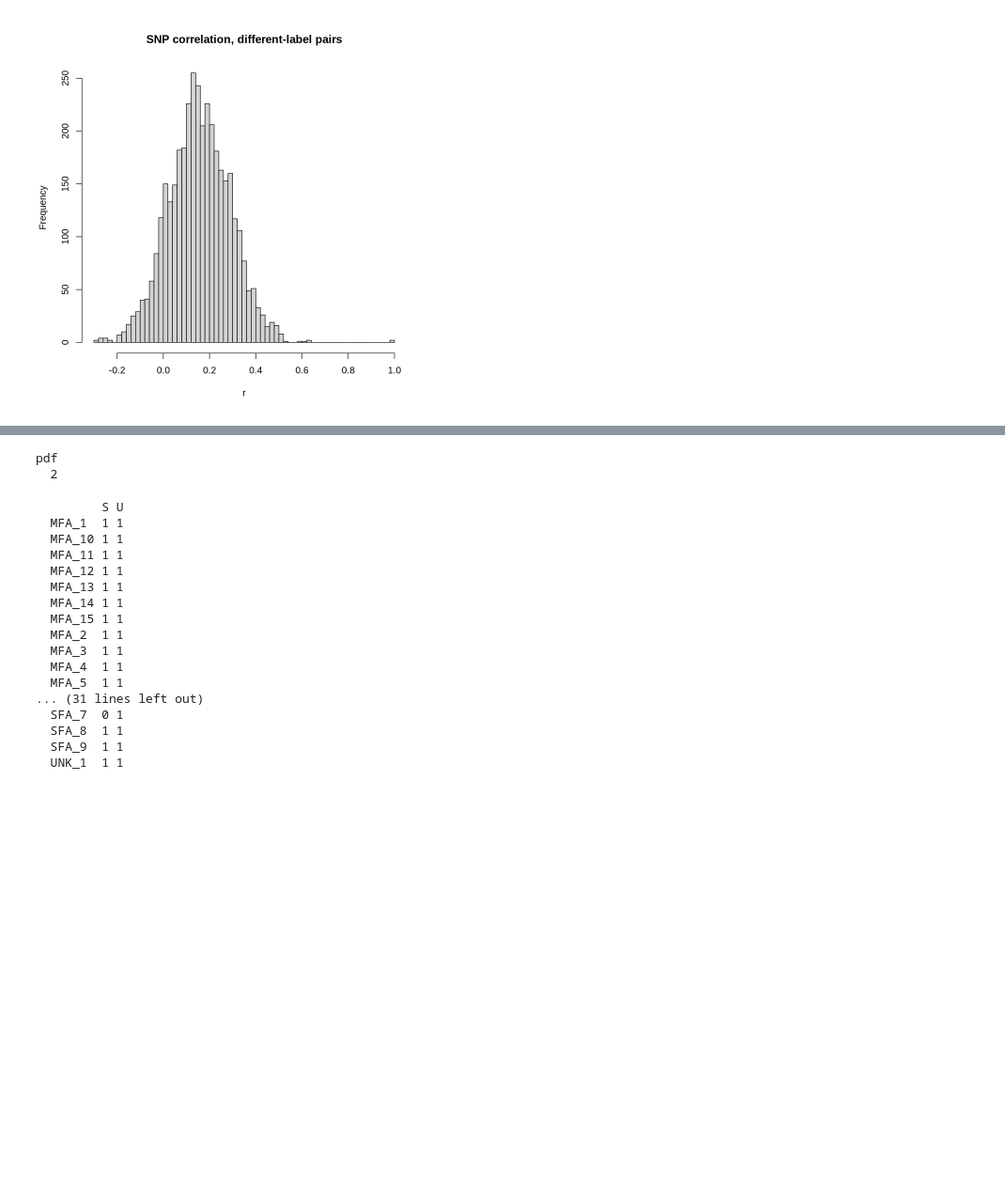
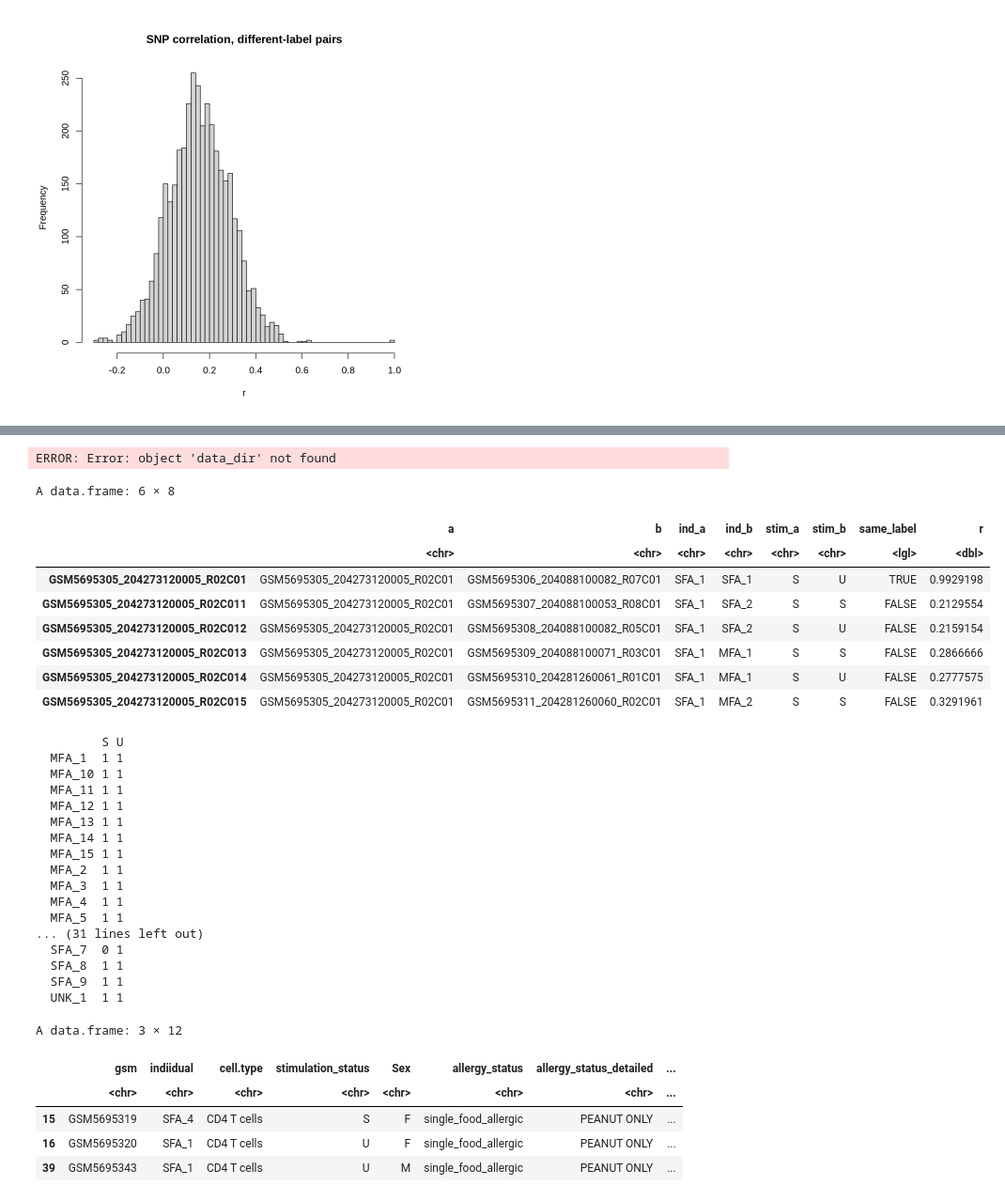
Before and after one commit to Zrizvi28/Food-Allergy-Biomarker-Replication, a Jupyter notebook: 3.GSE189148_Quality_Control.ipynb, the cells around one changed output, grey strips where cells are left out. Shown at 94% size. Saved outputs shown, nothing was run; the diff lists cells and outputs as text; code cells hidden in the pictures; blank space fills up the shorter version.

```diff
--- a/3.GSE189148_Quality_Control.ipynb
+++ b/3.GSE189148_Quality_Control.ipynb
@@ -717,7 +711,7 @@ for (cx in corrections) {
 
 #Flag unknowns
 alone <- c('NA_6', 'NA_12', 'SFA_10', 'SFA_7')
-targets_all$identity_note[targets_all$indiidual %in% alone <-
+targets_all$identity_note[targets_all$indiidual %in% alone] <-
   'Single sample; no within-individual pair available. Identity unverified.'
 
 #Save alongside original
@@ -727,22 +721,45 @@ write.csv(targets_all,
 
 table(targets_all$individual_snp_verified, targets_all$stimulation_status)
 # %% [output]
-pdf
-  2
+ERROR: Error: object 'data_dir' not found
-         S U
-  MFA_1  1 1
-  MFA_10 1 1
-  MFA_11 1 1
-  MFA_12 1 1
-  MFA_13 1 1
-  MFA_14 1 1
-  MFA_15 1 1
-  MFA_2  1 1
-  MFA_3  1 1
-  MFA_4  1 1
-  MFA_5  1 1
-... (31 lines left out)
-  SFA_7  0 1
-  SFA_8  1 1
-  SFA_9  1 1
-  UNK_1  1 1
+# %%
+data_dir <- '/home/ethan-xiao/food-allergy-biomarkers/data'
+res_saved <- readRDS(file.path(data_dir, 'snp_pairwise.rds'))
+head(res_saved)
+
+annotated <- read.csv(file.path(data_dir, 'GSE189148_sample_metadata_snp_annotated.csv'))
+table(annotated$individual_snp_verified, annotated$stimulation_status)
+subset(annotated, gsm %in% c('GSM5695343', 'GSM5695320', 'GSM5695319'))
+# %% [output]
+A data.frame: 6 × 8
+|  | a | b | ind_a | ind_b | stim_a | stim_b | same_label | r |
+|  | <chr> | <chr> | <chr> | <chr> | <chr> | <chr> | <lgl> | <dbl> |
+| GSM5695305_204273120005_R02C01 | GSM5695305_204273120005_R02C01 | GSM5695306_204088100082_R07C01 | SFA_1 | SFA_1 | S | U | TRUE | 0.9929198 |
+| GSM5695305_204273120005_R02C011 | GSM5695305_204273120005_R02C01 | GSM5695307_204088100053_R08C01 | SFA_1 | SFA_2 | S | S | FALSE | 0.2129554 |
+| GSM5695305_204273120005_R02C012 | GSM5695305_204273120005_R02C01 | GSM5695308_204088100082_R05C01 | SFA_1 | SFA_2 | S | U | FALSE | 0.2159154 |
+| GSM5695305_204273120005_R02C013 | GSM5695305_204273120005_R02C01 | GSM5695309_204088100071_R03C01 | SFA_1 | MFA_1 | S | S | FALSE | 0.2866666 |
+| GSM5695305_204273120005_R02C014 | GSM5695305_204273120005_R02C01 | GSM5695310_204281260061_R01C01 | SFA_1 | MFA_1 | S | U | FALSE | 0.2777575 |
+| GSM5695305_204273120005_R02C015 | GSM5695305_204273120005_R02C01 | GSM5695311_204281260060_R02C01 | SFA_1 | MFA_2 | S | S | FALSE | 0.3291961 |
+         S U
+  MFA_1  1 1
+  MFA_10 1 1
+  MFA_11 1 1
+  MFA_12 1 1
+  MFA_13 1 1
+  MFA_14 1 1
+  MFA_15 1 1
+  MFA_2  1 1
+  MFA_3  1 1
+  MFA_4  1 1
+  MFA_5  1 1
+... (31 lines left out)
+  SFA_7  0 1
+  SFA_8  1 1
+  SFA_9  1 1
+  UNK_1  1 1
+A data.frame: 3 × 12
+|  | gsm | indiidual | cell.type | stimulation_status | Sex | allergy_status | allergy_status_detailed | ... |
+|  | <chr> | <chr> | <chr> | <chr> | <chr> | <chr> | <chr> | ... |
+| 15 | GSM5695319 | SFA_4 | CD4 T cells | S | F | single_food_allergic | PEANUT ONLY | ... |
+| 16 | GSM5695320 | SFA_1 | CD4 T cells | U | F | single_food_allergic | PEANUT ONLY | ... |
+| 39 | GSM5695343 | SFA_1 | CD4 T cells | U | M | single_food_allergic | PEANUT ONLY | ... |
```
Also changed, not shown: parts of 5 cells of this notebook, 15 other files.
